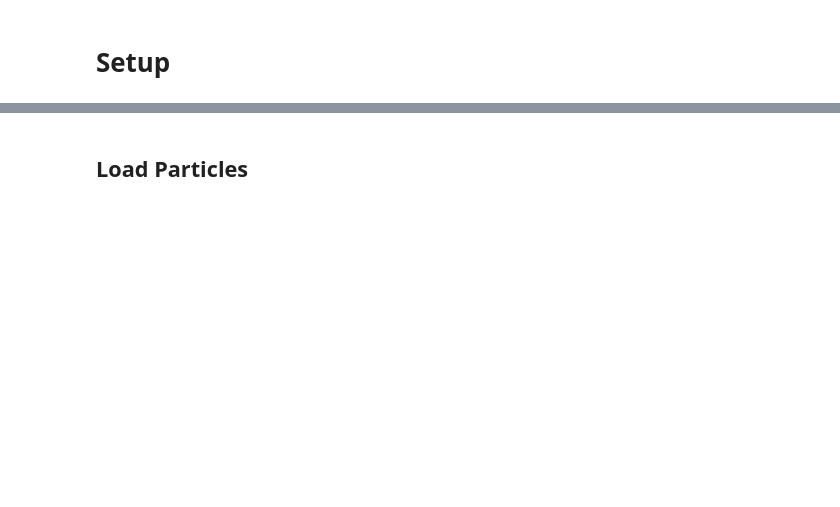
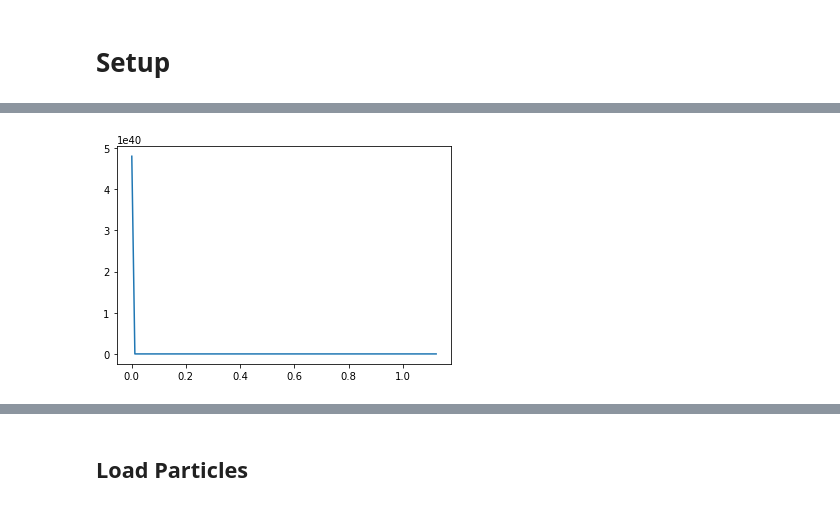
Before and after one commit to SaphCode/MPCD, a Jupyter notebook: Analysis/Evaluation.ipynb, the cells around one changed output, grey strips where cells are left out. Cells and saved outputs as stored; diff of their text form; code cells hidden in the pictures; blank space fills up the shorter version.

```diff
--- a/Analysis/Evaluation.ipynb
+++ b/Analysis/Evaluation.ipynb
@@ -42,0 +82,12 @@ constants = getConstants(data_from)
+# %%
+def truncLennardJones(d):
+    tuning = 1
+    diameter = 1
+    f_abs = -4 * tuning * (-12 * math.pow(diameter, 12) / np.power(d, 13) + 6 * math.pow(diameter, 6) / np.power(d, 7));
+    return f_abs
+
+d = np.linspace(0.001, 2**(1/6), 100)
+plt.plot(d, truncLennardJones(d), '-')
+plt.show()
+# %% [output]
+[figure, added]
```
Also changed, not shown: parts of 13 cells of this notebook, 7 other files.
